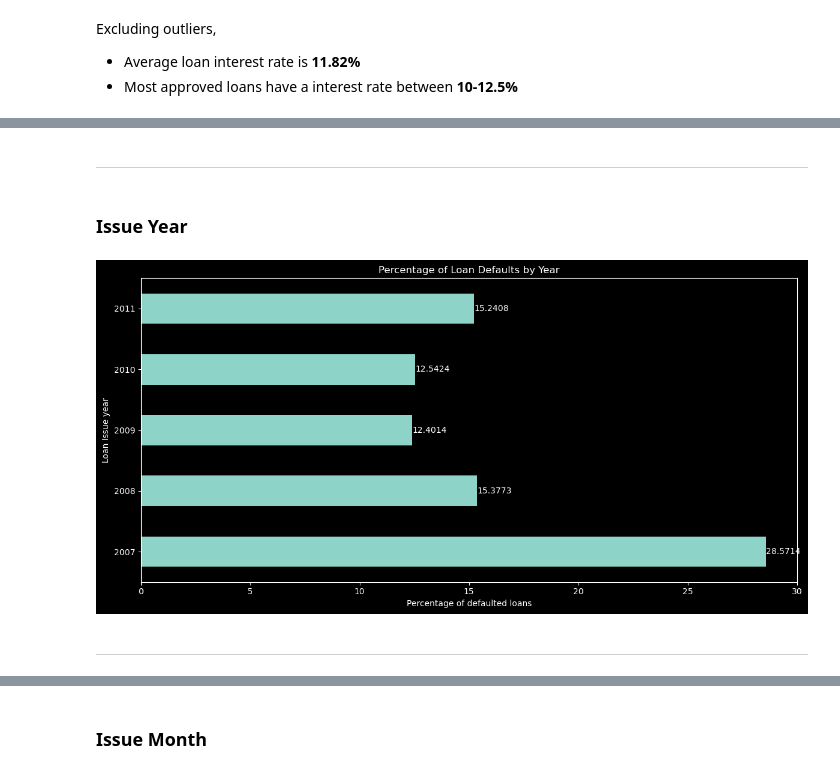
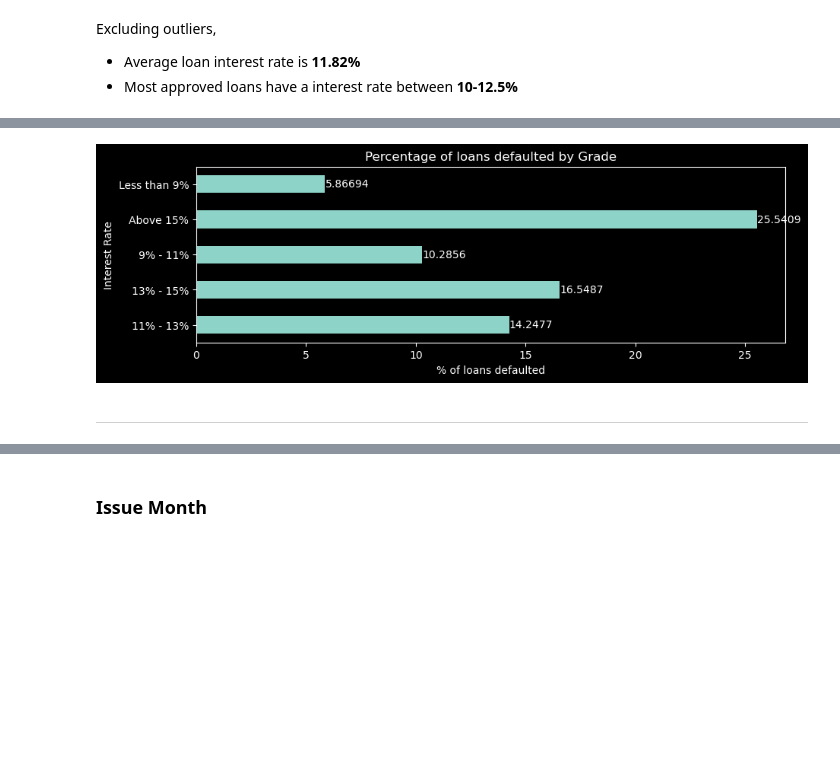
Before and after one commit to cyberpirate92/lending-club-case-study, a Jupyter notebook: Lending Club Case Study.ipynb, the cells around one changed output, grey strips where cells are left out. Saved outputs shown, nothing was run; the diff lists cells and outputs as text; code cells hidden in the pictures; blank space fills up the shorter version.

```diff
--- a/Lending Club Case Study.ipynb
+++ b/Lending Club Case Study.ipynb
@@ -782,0 +767,25 @@ Excluding outliers,
+# %%
+def bucket_int_rate(interest_rate):
+    if interest_rate <= 9:
+        return 'Less than 9%' # 25% quartile
+    elif (interest_rate >9) and (interest_rate <= 11):
+        return '9% - 11%'
+    elif (interest_rate >11) and (interest_rate <= 13):
+        return '11% - 13%'
+    elif (interest_rate >13) and (interest_rate <= 15):
+        return '13% - 15%'
+    else:
+        return 'Above 15%' # 75% quartile
+# %%
+loan_data['int_rate_bucket'] = loan_data.int_rate.apply(bucket_int_rate)
+# %%
+defaults_by_interest_rate = pd.pivot_table(
+    data=loan_data,
+    columns=['loan_status'],
+    index=['int_rate_bucket'],
+    values=['member_id'],
+    aggfunc='count'
+)
+defaults_by_interest_rate['Total'] = defaults_by_interest_rate.sum(axis='columns')
+defaults_by_interest_rate['Default %'] = (defaults_by_interest_rate[('member_id', 'Charged Off')] / defaults_by_interest_rate['Total']) * 100
+defaults_by_interest_rate
@@ -783,4 +801,14 @@ Excluding outliers,
+# %%
+ax = defaults_by_interest_rate['Default %'].plot(
+    kind='barh',
+    figsize=(10, 3),
+    xlabel='Interest Rate',
+    title='Percentage of loans defaulted by Grade'
+)
+ax.bar_label(ax.containers[0], label_type='edge')
+plt.xlabel('% of loans defaulted')
+plt.show()
+# %% [output]
+[figure, added]
 # %% [markdown]
 ---
-# %% [markdown]
-### Issue Year
@@ -789,12 +814,0 @@ default_percentage_by_year = (loan_data[loan_data.loan_status=='Charged Off'].gr
-# %%
-bar_ax = default_percentage_by_year.plot.barh(figsize=(12, 6))
-bar_ax.bar_label(bar_ax.containers[0])
-plt.title('Percentage of Loan Defaults by Year')
-plt.ylabel('Loan Issue year')
-plt.xlabel('Percentage of defaulted loans')
-plt.tight_layout()
-plt.show()
-# %% [output]
-[figure, removed]
-# %% [markdown]
----
```
Also changed, not shown: parts of 95 cells of this notebook.
